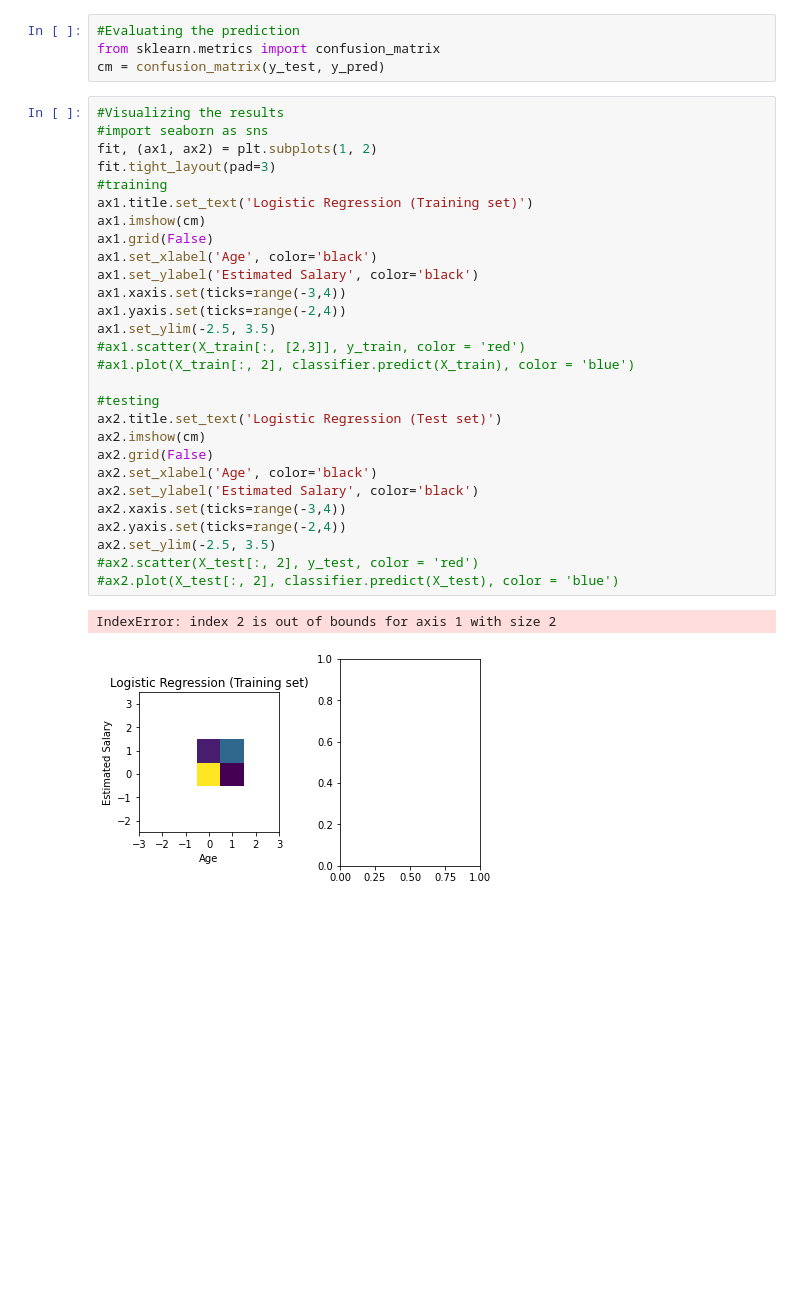
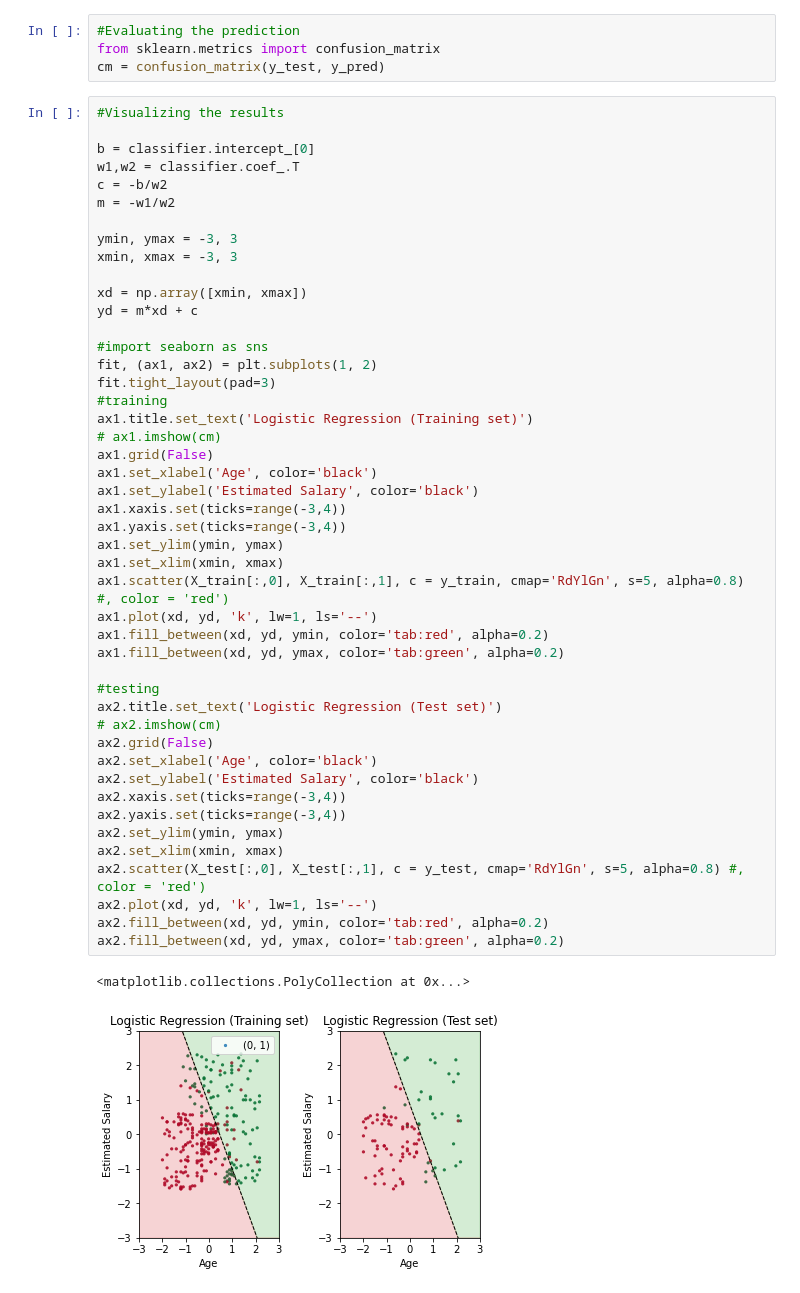
Before and after one commit to ihsur7/ml-project, a Jupyter notebook: Day 4, 5, 6/Day 4, 5, 6.ipynb, the cells around one changed output. Saved outputs shown, nothing was run; the diff lists cells and outputs as text; blank space fills up the shorter version.

Commit message:
Added Visualisation

```diff
--- a/Day 4, 5, 6/Day 4, 5, 6.ipynb
+++ b/Day 4, 5, 6/Day 4, 5, 6.ipynb
@@ -34,32 +34,50 @@ from sklearn.metrics import confusion_matrix
 cm = confusion_matrix(y_test, y_pred)
 # %%
 #Visualizing the results
+
+b = classifier.intercept_[0]
+w1,w2 = classifier.coef_.T
+c = -b/w2
+m = -w1/w2
+
+ymin, ymax = -3, 3
+xmin, xmax = -3, 3
+
+xd = np.array([xmin, xmax])
+yd = m*xd + c
+
 #import seaborn as sns
 fit, (ax1, ax2) = plt.subplots(1, 2)
 fit.tight_layout(pad=3)
 #training
 ax1.title.set_text('Logistic Regression (Training set)')
-ax1.imshow(cm)
+# ax1.imshow(cm)
 ax1.grid(False)
 ax1.set_xlabel('Age', color='black')
 ax1.set_ylabel('Estimated Salary', color='black')
 ax1.xaxis.set(ticks=range(-3,4))
-ax1.yaxis.set(ticks=range(-2,4))
-ax1.set_ylim(-2.5, 3.5)
-#ax1.scatter(X_train[:, [2,3]], y_train, color = 'red')
-#ax1.plot(X_train[:, 2], classifier.predict(X_train), color = 'blue')
+ax1.yaxis.set(ticks=range(-3,4))
+ax1.set_ylim(ymin, ymax)
+ax1.set_xlim(xmin, xmax)
+ax1.scatter(X_train[:,0], X_train[:,1], c = y_train, cmap='RdYlGn', s=5, alpha=0.8) #, color = 'red')
+ax1.plot(xd, yd, 'k', lw=1, ls='--')
+ax1.fill_between(xd, yd, ymin, color='tab:red', alpha=0.2)
+ax1.fill_between(xd, yd, ymax, color='tab:green', alpha=0.2)
 
 #testing
 ax2.title.set_text('Logistic Regression (Test set)')
-ax2.imshow(cm)
+# ax2.imshow(cm)
 ax2.grid(False)
 ax2.set_xlabel('Age', color='black')
 ax2.set_ylabel('Estimated Salary', color='black')
 ax2.xaxis.set(ticks=range(-3,4))
-ax2.yaxis.set(ticks=range(-2,4))
-ax2.set_ylim(-2.5, 3.5)
-#ax2.scatter(X_test[:, 2], y_test, color = 'red')
-#ax2.plot(X_test[:, 2], classifier.predict(X_test), color = 'blue')
+ax2.yaxis.set(ticks=range(-3,4))
+ax2.set_ylim(ymin, ymax)
+ax2.set_xlim(xmin, xmax)
+ax2.scatter(X_test[:,0], X_test[:,1], c = y_test, cmap='RdYlGn', s=5, alpha=0.8) #, color = 'red')
+ax2.plot(xd, yd, 'k', lw=1, ls='--')
+ax2.fill_between(xd, yd, ymin, color='tab:red', alpha=0.2)
+ax2.fill_between(xd, yd, ymax, color='tab:green', alpha=0.2)
 # %% [output]
-IndexError: index 2 is out of bounds for axis 1 with size 2
+<matplotlib.collections.PolyCollection at 0x...>
-[figure, old version]
+[figure, new version]
```
